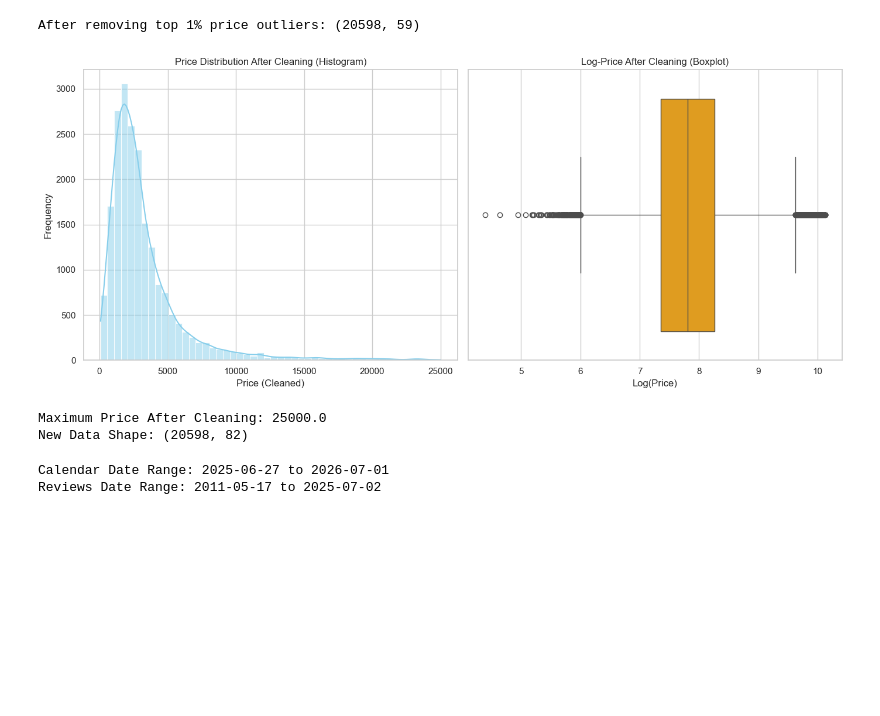
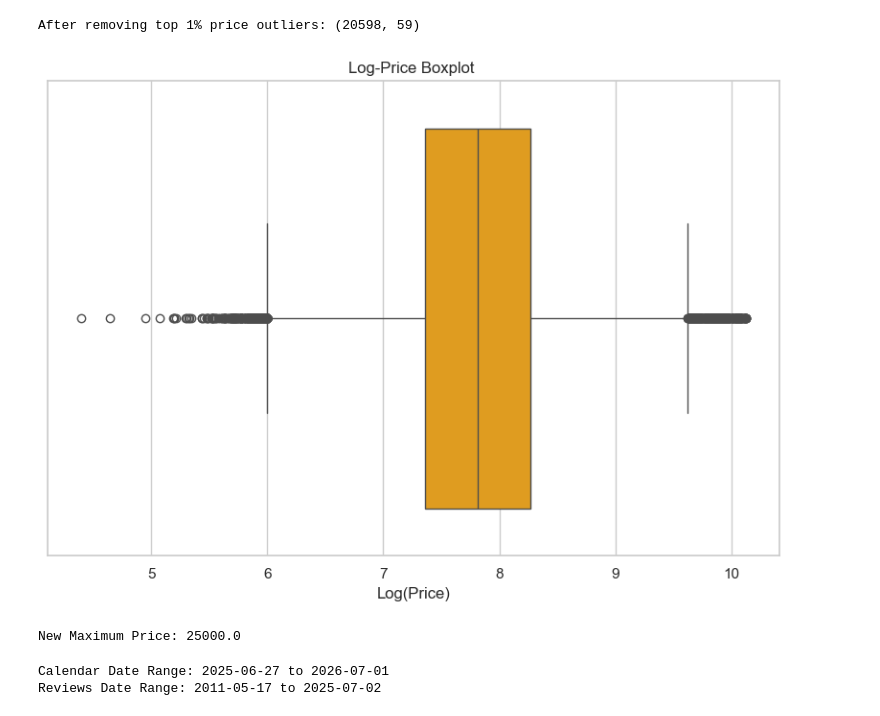
Before and after one commit to solid1010/airbnb-price-prediction, a Jupyter notebook: notebooks/01_EDA&FeatureEng.ipynb, the cells around one changed output. Cells and saved outputs as stored; diff of their text form; code cells hidden in the pictures; blank space fills up the shorter version.

```diff
--- a/notebooks/01_EDA&FeatureEng.ipynb
+++ b/notebooks/01_EDA&FeatureEng.ipynb
@@ -311,32 +311,21 @@ train_df['log_price'] = np.log1p(train_df['price'])
 # %% [output]
 After removing top 1% price outliers: (20598, 59)
 # %%
-# Visualization Area
-plt.figure(figsize=(14, 6))
+plt.figure(figsize=(8, 6))
 
-# Plot 1: Post-Cleaning Price Distribution (Histogram)
-plt.subplot(1, 2, 1)
-sns.histplot(train_df['price'], bins=50, kde=True, color='skyblue')
-plt.title("Price Distribution After Cleaning (Histogram)")
-plt.xlabel('Price (Cleaned)')
-plt.ylabel('Frequency')
+# Log-price Boxplot after removing 1% outliers
 
-# Plot 2: Post-Cleaning Log-Price Boxplot
-plt.subplot(1, 2, 2)
-sns.boxplot(x=train_df['log_price'], color='orange')
-plt.title("Log-Price After Cleaning (Boxplot)")
+sns.boxplot(x=train_df['log_price'],color = "orange")
+plt.title("Log-Price Boxplot ")
 plt.xlabel("Log(Price)")
 
 plt.tight_layout()
 plt.show()
 
-# Statistical Verification
-print(f"Maximum Price After Cleaning: {train_df['price'].max()}")
-print(f"New Data Shape: {train_df.shape}")
+print(f"New Maximum Price: {train_df['price'].max()}")
 # %% [output]
-[figure, old version]
+[figure, new version]
-Maximum Price After Cleaning: 25000.0
-New Data Shape: (20598, 82)
+New Maximum Price: 25000.0
 # %%
 # Check Date Ranges in Calendar and Reviews
 print("Calendar Date Range:", calendar_df['date'].min(), "to", calendar_df['date'].max())
```
Also changed, not shown: parts of 5 cells of this notebook, 1 other file.
